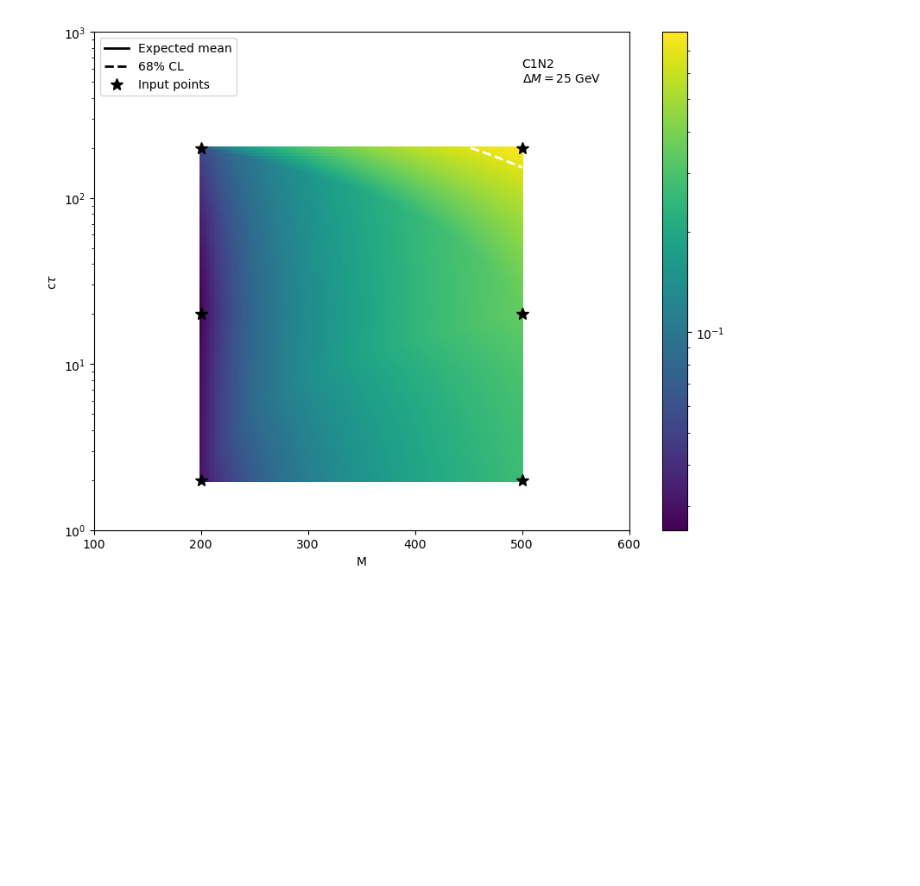
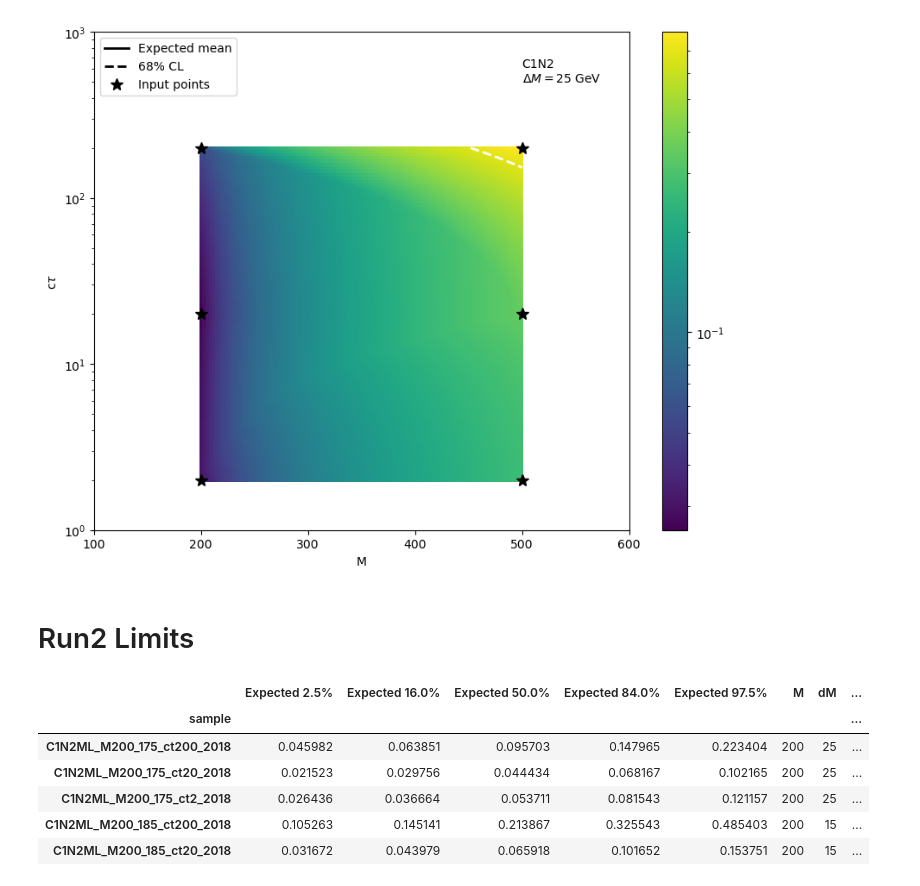
Before and after one commit to HephyAnalysisSW/SoftDisplacedVertices, a Jupyter notebook: Plotter/limitcalc/readLimits.ipynb, the cells around one changed output. Drawn from its saved outputs; the diff is of its cells as text; code cells hidden in the pictures; blank space fills up the shorter version.

```diff
--- a/Plotter/limitcalc/readLimits.ipynb
+++ b/Plotter/limitcalc/readLimits.ipynb
@@ -191,3 +191,24 @@ for dM in [5,10,15,25]:
 [figure]
 [figure]
 [figure]
+# %% [markdown]
+# Run2 Limits
+# %%
+from copy import deepcopy
+
+# store = pd.HDFStore('/scratch-cbe/users/alikaan.gueven/AN_plots/ParT_hists/plotconfig_Run2_MLscore_first/limit_tables/Run2/limit_table_store.h5', 'r')
+store = pd.HDFStore('/scratch-cbe/users/alikaan.gueven/AN_plots/ParT_hists/plotconfig_Run2_goodtk_first/limit_tables/Run2/limit_table_store.h5', 'r')
+df = deepcopy(store['all_limits'])
+df['M']     = df.index.map(parse_M)
+df['dM']    = df['M'] - df.index.map(parse_M2)
+df['ct']    = df.index.map(parse_ct)
+df['model'] = df.index.map(model_group)
+df.head()
+# %% [output]
+|  | Expected 2.5% | Expected 16.0% | Expected 50.0% | Expected 84.0% | Expected 97.5% | M | dM | ... |
+| sample |  |  |  |  |  |  |  | ... |
+| C1N2ML_M200_175_ct200_2018 | 0.045982 | 0.063851 | 0.095703 | 0.147965 | 0.223404 | 200 | 25 | ... |
+| C1N2ML_M200_175_ct20_2018 | 0.021523 | 0.029756 | 0.044434 | 0.068167 | 0.102165 | 200 | 25 | ... |
+| C1N2ML_M200_175_ct2_2018 | 0.026436 | 0.036664 | 0.053711 | 0.081543 | 0.121157 | 200 | 25 | ... |
+| C1N2ML_M200_185_ct200_2018 | 0.105263 | 0.145141 | 0.213867 | 0.325543 | 0.485403 | 200 | 15 | ... |
+| C1N2ML_M200_185_ct20_2018 | 0.031672 | 0.043979 | 0.065918 | 0.101652 | 0.153751 | 200 | 15 | ... |
```
Also changed, not shown: parts of 9 cells of this notebook, 14 other files.
